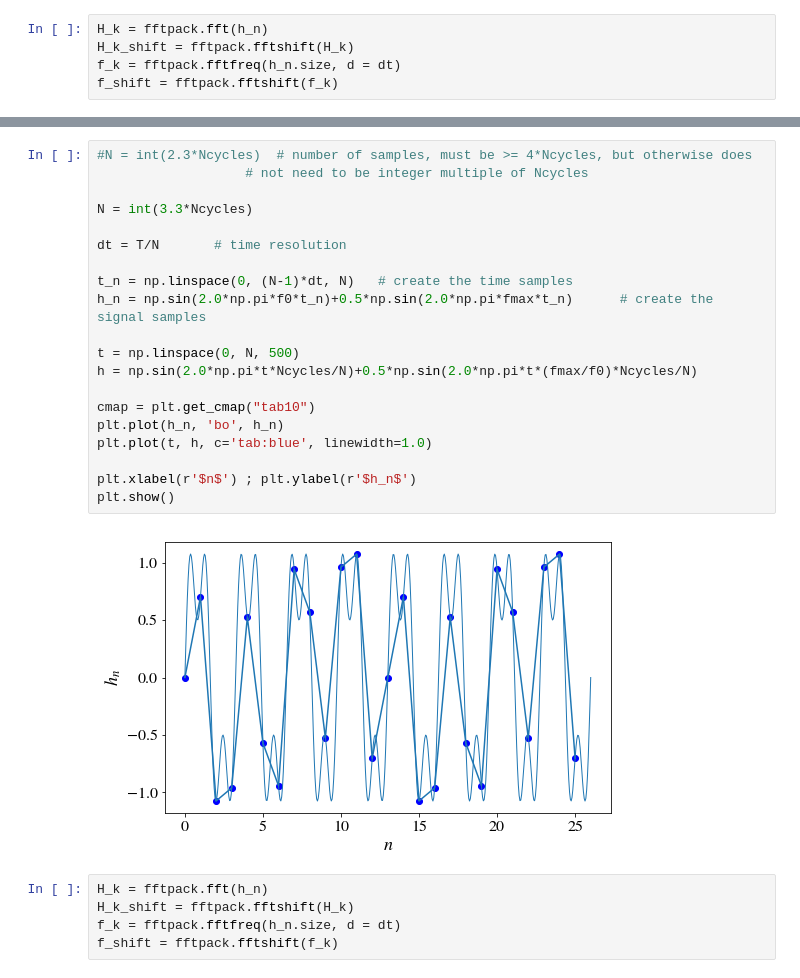
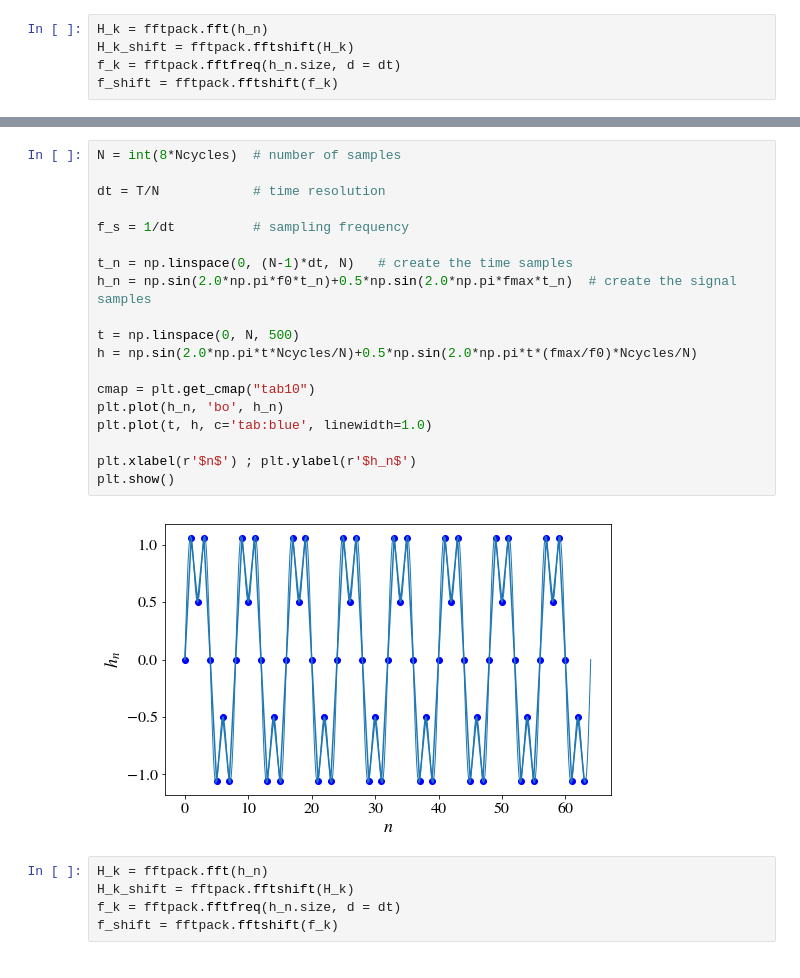
Before and after one commit to niksterg/pyFourier, a Jupyter notebook: DFT.ipynb, the cells around one changed output, grey strips where cells are left out. Drawn from its saved outputs; the diff is of its cells as text.

```diff
--- a/DFT.ipynb
+++ b/DFT.ipynb
@@ -477,27 +481,26 @@ plt.show()
 # %% [output]
 [figure]
 # %%
-#N = int(2.3*Ncycles)  # number of samples, must be >= 4*Ncycles, but otherwise does
-                   # not need to be integer multiple of Ncycles
+N = int(8*Ncycles)  # number of samples
 
-N = int(3.3*Ncycles)
+dt = T/N            # time resolution
 
-dt = T/N       # time resolution
+f_s = 1/dt          # sampling frequency
 
 t_n = np.linspace(0, (N-1)*dt, N)   # create the time samples
-h_n = np.sin(2.0*np.pi*f0*t_n)+0.5*np.sin(2.0*np.pi*fmax*t_n)      # create the signal samples
+h_n = np.sin(2.0*np.pi*f0*t_n)+0.5*np.sin(2.0*np.pi*fmax*t_n)  # create the signal samples
 
 t = np.linspace(0, N, 500)
 h = np.sin(2.0*np.pi*t*Ncycles/N)+0.5*np.sin(2.0*np.pi*t*(fmax/f0)*Ncycles/N)
 
 cmap = plt.get_cmap("tab10")
 plt.plot(h_n, 'bo', h_n)
 plt.plot(t, h, c='tab:blue', linewidth=1.0)
 
 plt.xlabel(r'$n$') ; plt.ylabel(r'$h_n$')
 plt.show()
 # %% [output]
-[figure, old version]
+[figure, new version]
 # %%
 H_k = fftpack.fft(h_n)
 H_k_shift = fftpack.fftshift(H_k)
```
Also changed, not shown: parts of 18 cells of this notebook.
